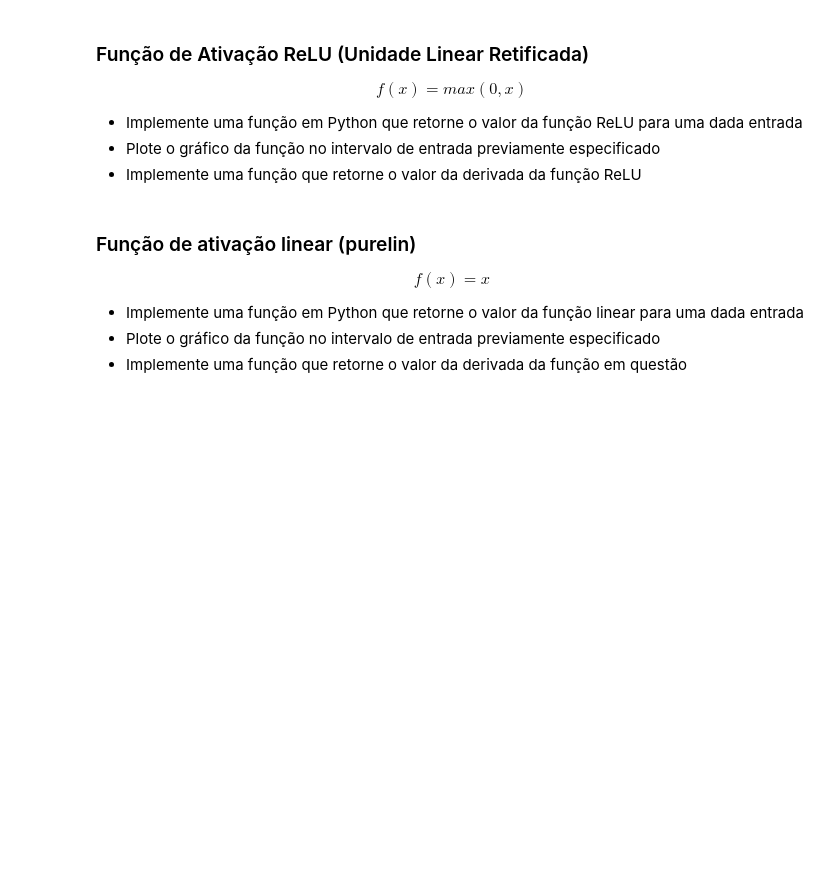
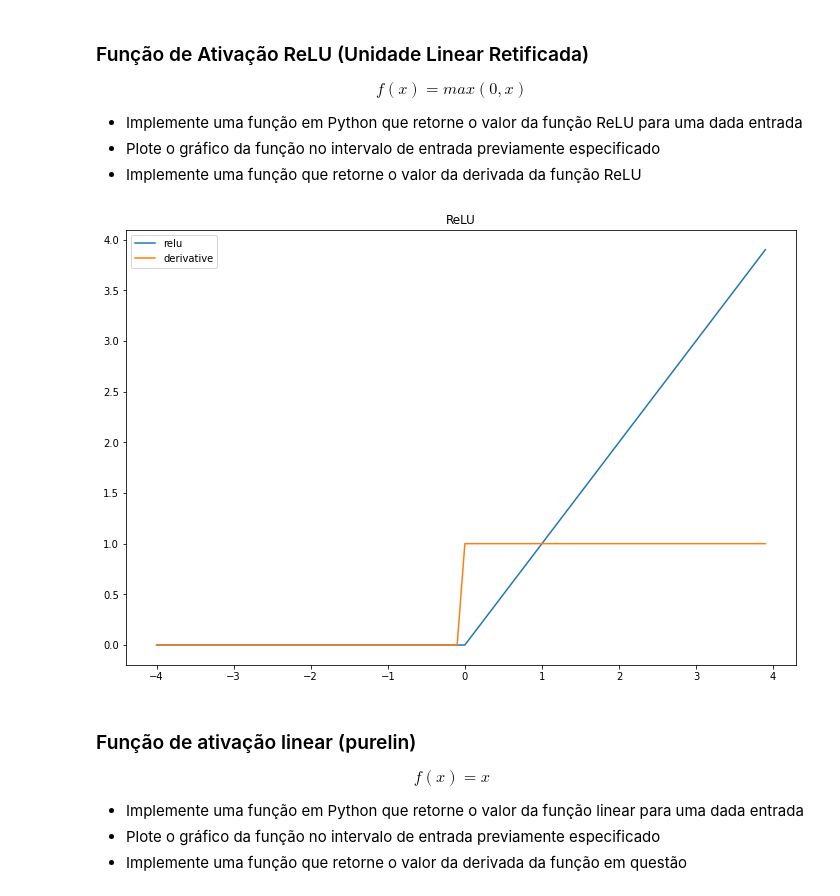
Before and after one commit to WilbertMarins/RNA-PP3.1, a Jupyter notebook: Funções de Ativação.ipynb, the cells around one changed output. Cells and saved outputs as stored; diff of their text form; code cells hidden in the pictures; blank space fills up the shorter version.

```diff
--- a/Funções de Ativação.ipynb
+++ b/Funções de Ativação.ipynb
@@ -74,12 +93,21 @@ $$f(x) = max(0,x)$$
 - Implemente uma função que retorne o valor da derivada da função ReLU
 # %%
 def reLU(x):
-    return np.maximum(0, x), x
+    return np.maximum(0, x)
 
 def derivada_reLU(x):
     x[x<=0] = 0
     x[x>0] = 1
     return x
+# %%
+plt.figure(figsize=(12,8))
+plt.plot(amostra, reLU(amostra), label="relu")
+plt.plot(amostra, derivada_reLU(reLU(amostra)), label="derivative")
+plt.title("ReLU")
+plt.legend()
+plt.show()
+# %% [output]
+[figure, added]
 # %% [markdown]
 ### Função de ativação linear (purelin)
 
```
Also changed, not shown: parts of 4 cells of this notebook.
